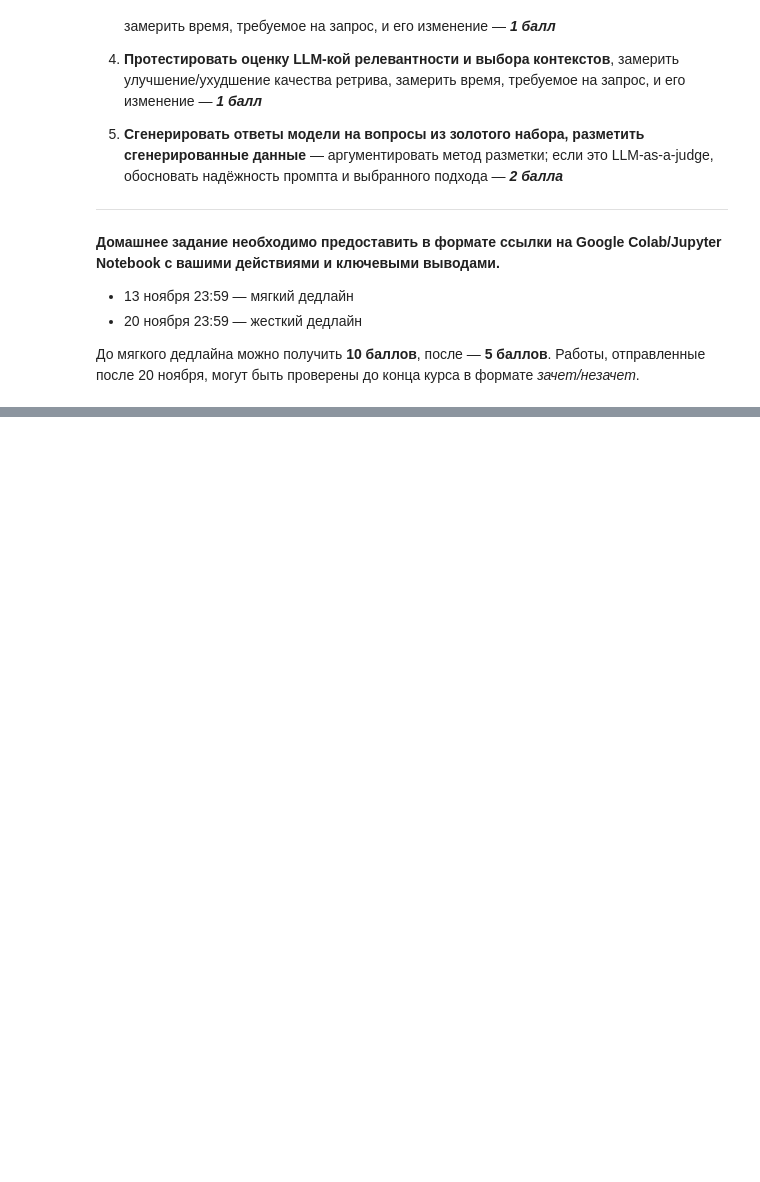
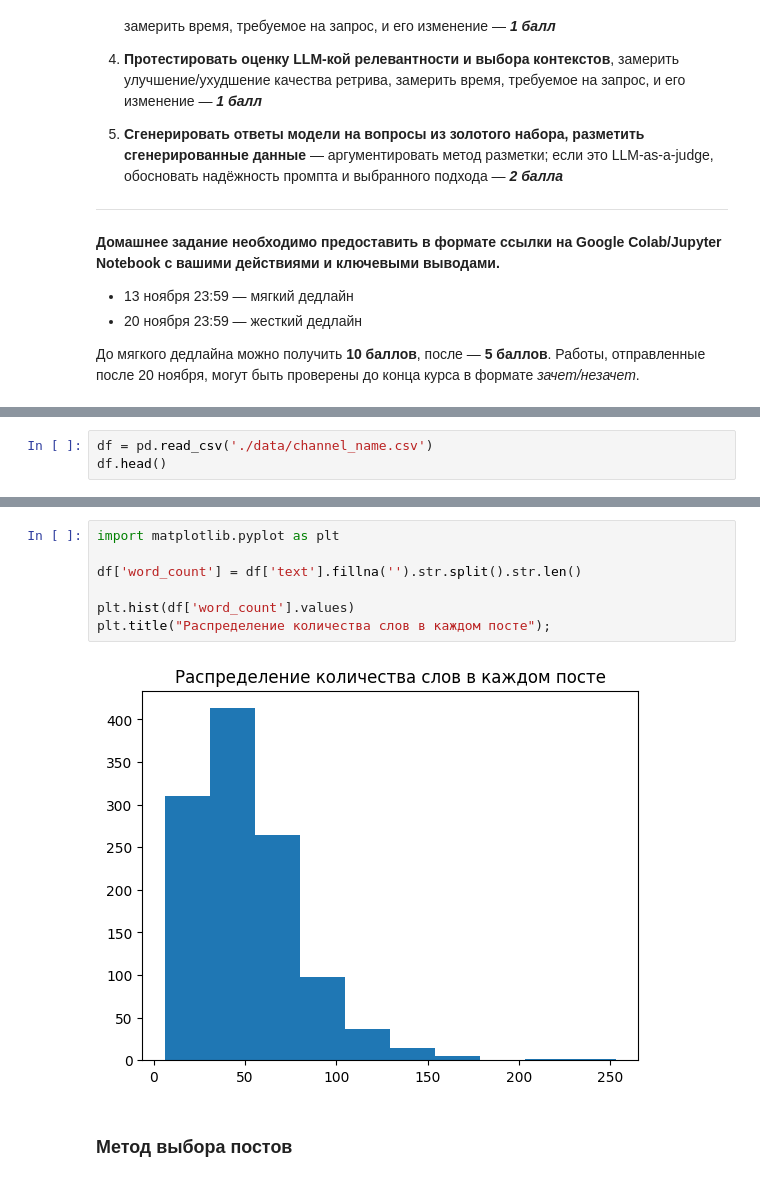
Before and after one commit to pese-git/llm-engineer, a Jupyter notebook: module04/theme02/task/notebook.ipynb, the cells around one changed output, grey strips where cells are left out. Cells and saved outputs as stored; diff of their text form; blank space fills up the shorter version.

```diff
--- a/module04/theme02/task/notebook.ipynb
+++ b/module04/theme02/task/notebook.ipynb
@@ -36,0 +61,3 @@ Collab семинара можно найти по [ссылке](https://colab.
+# %%
+df = pd.read_csv('./data/channel_name.csv')
+df.head()
@@ -36,0 +71,11 @@ Collab семинара можно найти по [ссылке](https://colab.
+# %%
+import matplotlib.pyplot as plt
+
+df['word_count'] = df['text'].fillna('').str.split().str.len()
+
+plt.hist(df['word_count'].values)
+plt.title("Распределение количества слов в каждом посте");
+# %% [output]
+[figure, added]
+# %% [markdown]
+### Метод выбора постов
```
Also changed, not shown: parts of 44 cells of this notebook, 1 other file.
